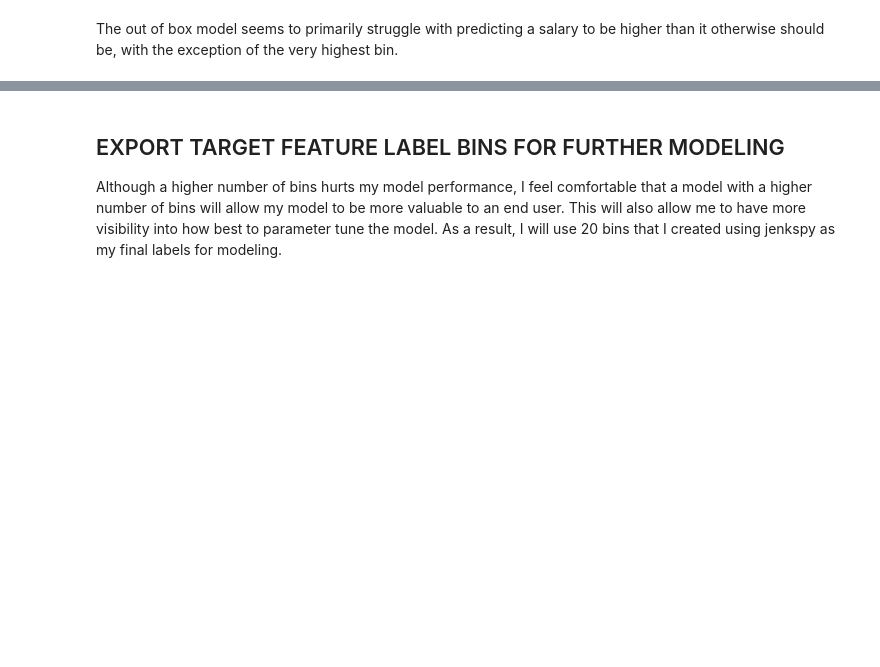
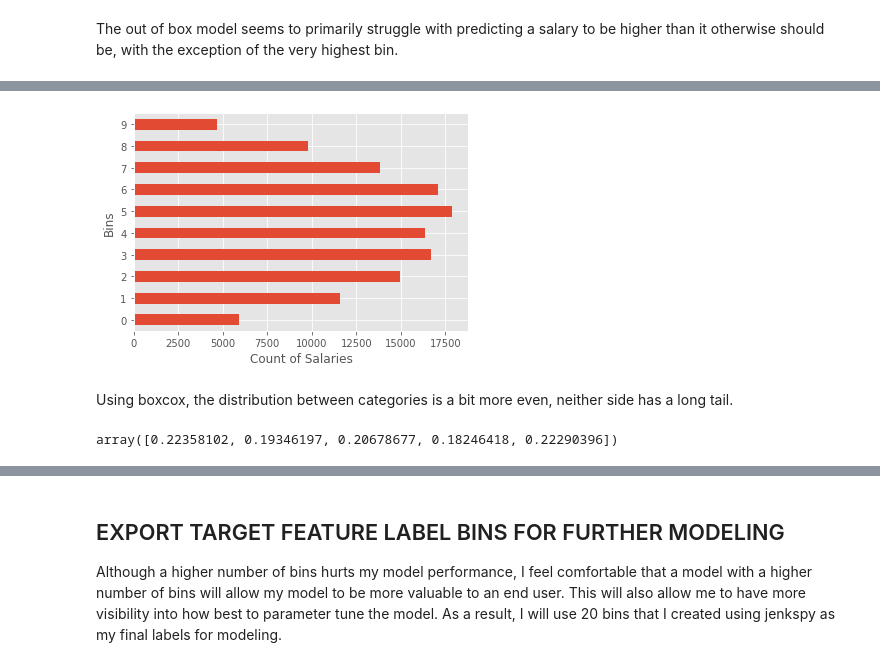
Before and after one commit to mrkjhsn/Not_for_Profit_Compensation_Modeling, a Jupyter notebook: 06.label_category_assignment.ipynb, the cells around one changed output, grey strips where cells are left out. Saved outputs shown, nothing was run; the diff lists cells and outputs as text; code cells hidden in the pictures; blank space fills up the shorter version.

```diff
--- a/06.label_category_assignment.ipynb
+++ b/06.label_category_assignment.ipynb
@@ -381,0 +444,12 @@ The out of box model seems to primarily struggle with predicting a salary to be
+# %%
+# examine the distribution
+# based on the number of people who fall into each bin
+pd.cut(pd.Series(stats.boxcox(df.reportable_comp)[0]),
+        bins=breaks_box_cox,
+        include_lowest=True).cat.codes.value_counts().sort_index().plot(kind='barh')
+plt.xlabel('Count of Salaries')
+plt.ylabel('Bins');
+# %% [output]
+[figure, added]
+# %% [markdown]
+Using boxcox, the distribution between categories is a bit more even, neither side has a long tail.
@@ -381,0 +462,6 @@ The out of box model seems to primarily struggle with predicting a salary to be
+# %%
+rfc = ensemble.RandomForestClassifier()
+
+cross_val_score(rfc, X, y, cv=5)
+# %% [output]
+array([0.22358102, 0.19346197, 0.20678677, 0.18246418, 0.22290396])
```
Also changed, not shown: parts of 20 cells of this notebook.
